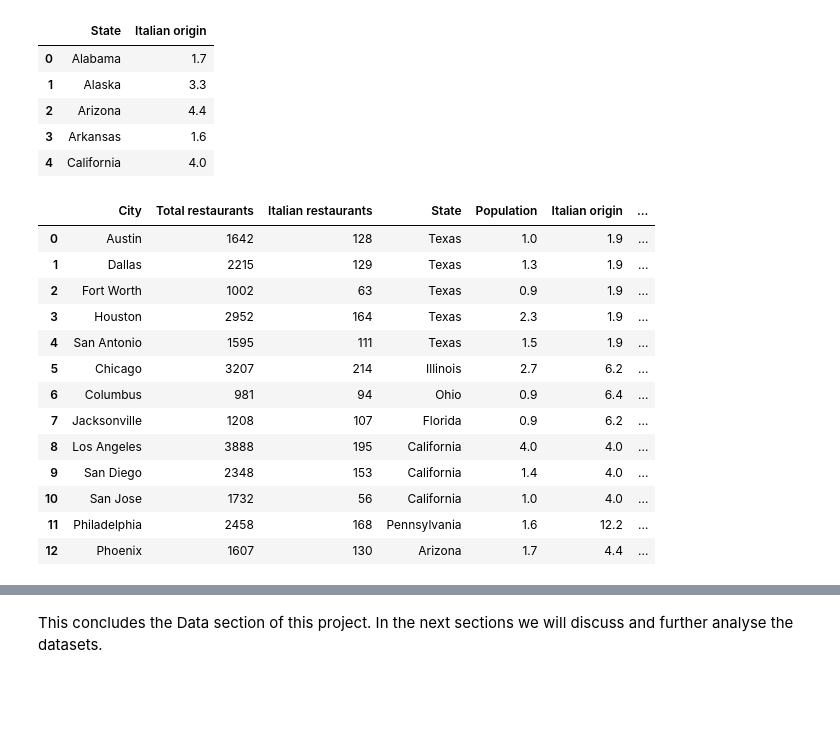
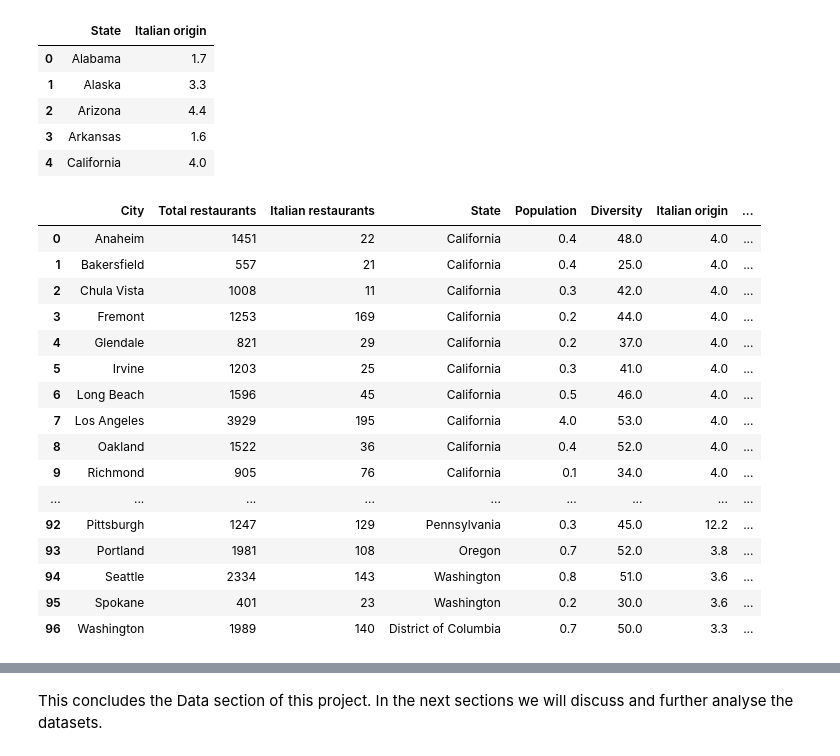
Before and after one commit to idejuan/data_science, a Jupyter notebook: Test.ipynb, the cells around one changed output, grey strips where cells are left out. Cells and saved outputs as stored; diff of their text form; code cells hidden in the pictures; blank space fills up the shorter version.

```diff
--- a/Test.ipynb
+++ b/Test.ipynb
@@ -140,5 +132,5 @@ df.head()
 # %%
-df.rename(columns={"State[c]":"State","2019estimate":"Population"},inplace = True)
+df.rename(columns={"State[c]":"State","2019estimate":"Population","2016 population density.1":"Population density"},inplace = True)
 df = df.assign(Population = round(df["Population"]/1000000,1))
 # df["Population"] = round(df["Population"]/1000000,1)
 df.head()
@@ -292,3 +308,9 @@ len(np.unique(restaurants['City']))
 # %% [markdown]
 For some reason, after several attemps, Foursquare API does only respond with data for 14 cities. It looks like there is a limitation from Foursquare. Let's continue with it.
 We will calculate the total restaurants per city.
+# %%
+# Count the diversity of cuisines per city
+restaurants['Diversity'] = restaurants['Total restaurants']>0
+restaurants.head(100)
+
+restaurants[['City','Diversity']].groupby('City').sum().reset_index().sort_values(by = 'Diversity', ascending = False)
@@ -369,5 +430,6 @@ Let's see if this trend is the same for the Italian restaurants
 # %%
-italian_restaurants = restaurants[restaurants['Cuisine']=='Italian']
+restaurants_b = restaurants.drop('Diversity', axis = 'columns')
+italian_restaurants = restaurants_b[restaurants['Cuisine']=='Italian']
 italian_restaurants.rename(columns = {'Total restaurants':'Italian restaurants'}, inplace = True)
 italian_restaurants
 # %% [output]
@@ -401,6 +466,6 @@ list(df_cities.columns)
  'Cuisine',
  'Italian restaurants']
 # %%
-df_cities = df_cities[["City","Total restaurants","Italian restaurants","State","Population"]]
+df_cities = df_cities[["City","Total restaurants","Italian restaurants","State","Population","Diversity"]]
 df_cities
 # %% [output]
@@ -505,21 +573,24 @@ df_italian_origin.head()
 | 4 | California | 4.0 |
 # %%
 df_cities = pd.merge(df_cities, df_italian_origin, on='State')
-df_cities['italian_rest_perc'] = round(df_cities['Italian restaurants']/df_cities['Total restaurants'],2)
+df_cities['italian_rest_perc'] = round(df_cities['Italian restaurants']/df_cities['Total restaurants'],3)
 df_cities
 # %% [output]
-|  | City | Total restaurants | Italian restaurants | State | Population | Italian origin | ... |
-| 0 | Austin | 1642 | 128 | Texas | 1.0 | 1.9 | ... |
-| 1 | Dallas | 2215 | 129 | Texas | 1.3 | 1.9 | ... |
-| 2 | Fort Worth | 1002 | 63 | Texas | 0.9 | 1.9 | ... |
-| 3 | Houston | 2952 | 164 | Texas | 2.3 | 1.9 | ... |
-| 4 | San Antonio | 1595 | 111 | Texas | 1.5 | 1.9 | ... |
-| 5 | Chicago | 3207 | 214 | Illinois | 2.7 | 6.2 | ... |
-| 6 | Columbus | 981 | 94 | Ohio | 0.9 | 6.4 | ... |
-| 7 | Jacksonville | 1208 | 107 | Florida | 0.9 | 6.2 | ... |
-| 8 | Los Angeles | 3888 | 195 | California | 4.0 | 4.0 | ... |
-| 9 | San Diego | 2348 | 153 | California | 1.4 | 4.0 | ... |
-| 10 | San Jose | 1732 | 56 | California | 1.0 | 4.0 | ... |
-| 11 | Philadelphia | 2458 | 168 | Pennsylvania | 1.6 | 12.2 | ... |
-| 12 | Phoenix | 1607 | 130 | Arizona | 1.7 | 4.4 | ... |
+|  | City | Total restaurants | Italian restaurants | State | Population | Diversity | Italian origin | ... |
+| 0 | Anaheim | 1451 | 22 | California | 0.4 | 48.0 | 4.0 | ... |
+| 1 | Bakersfield | 557 | 21 | California | 0.4 | 25.0 | 4.0 | ... |
+| 2 | Chula Vista | 1008 | 11 | California | 0.3 | 42.0 | 4.0 | ... |
+| 3 | Fremont | 1253 | 169 | California | 0.2 | 44.0 | 4.0 | ... |
+| 4 | Glendale | 821 | 29 | California | 0.2 | 37.0 | 4.0 | ... |
+| 5 | Irvine | 1203 | 25 | California | 0.3 | 41.0 | 4.0 | ... |
+| 6 | Long Beach | 1596 | 45 | California | 0.5 | 46.0 | 4.0 | ... |
+| 7 | Los Angeles | 3929 | 195 | California | 4.0 | 53.0 | 4.0 | ... |
+| 8 | Oakland | 1522 | 36 | California | 0.4 | 52.0 | 4.0 | ... |
+| 9 | Richmond | 905 | 76 | California | 0.1 | 34.0 | 4.0 | ... |
+| ... | ... | ... | ... | ... | ... | ... | ... | ... |
+| 92 | Pittsburgh | 1247 | 129 | Pennsylvania | 0.3 | 45.0 | 12.2 | ... |
+| 93 | Portland | 1981 | 108 | Oregon | 0.7 | 52.0 | 3.8 | ... |
+| 94 | Seattle | 2334 | 143 | Washington | 0.8 | 51.0 | 3.6 | ... |
+| 95 | Spokane | 401 | 23 | Washington | 0.2 | 30.0 | 3.6 | ... |
+| 96 | Washington | 1989 | 140 | District of Columbia | 0.7 | 50.0 | 3.3 | ... |
 # %%
```
Also changed, not shown: parts of 29 cells of this notebook, 1 other file.
